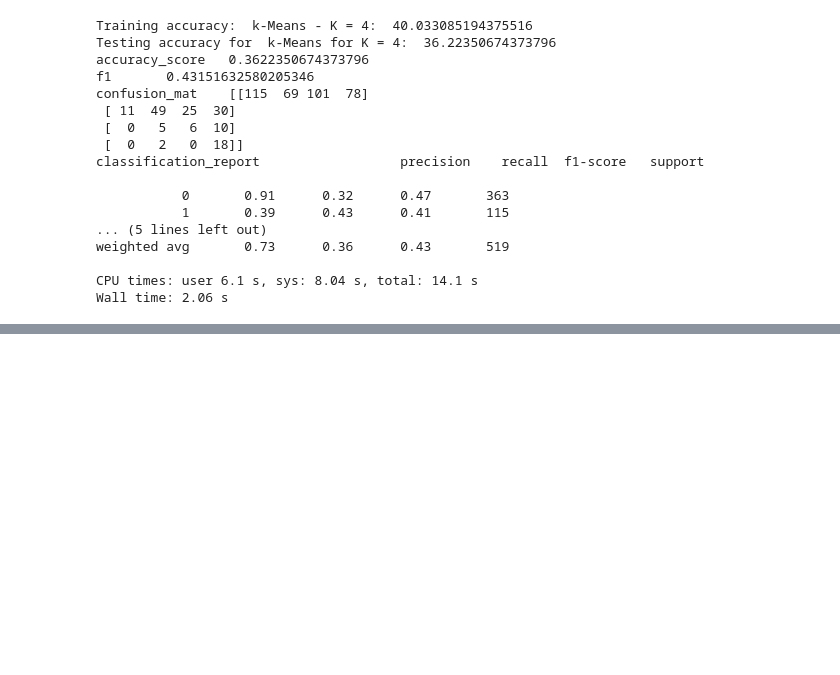
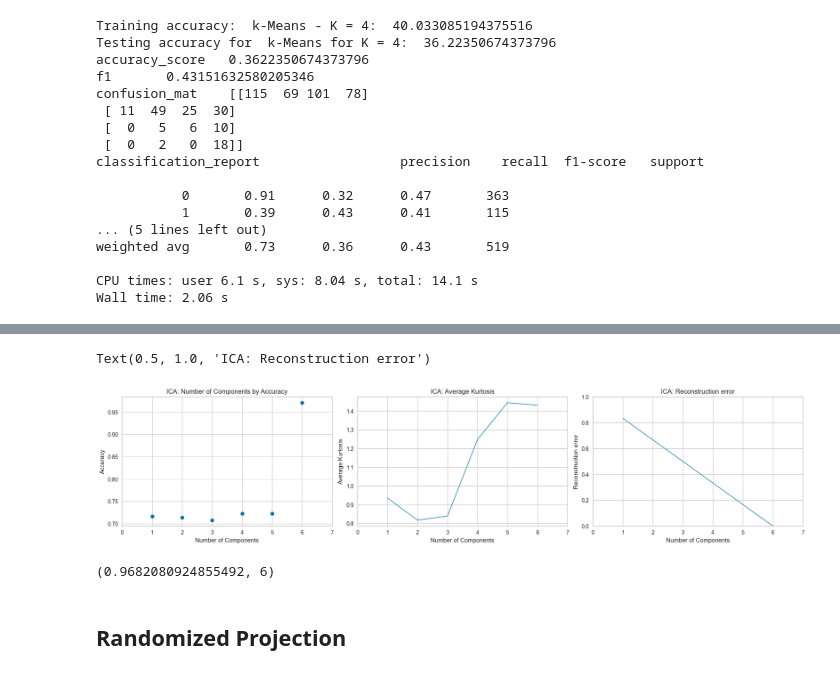
Before and after one commit to fonylew/machine-learning, a Jupyter notebook: unsupervised_learning/car_clustering.ipynb, the cells around one changed output, grey strips where cells are left out. Cells and saved outputs as stored; diff of their text form; code cells hidden in the pictures; blank space fills up the shorter version.

```diff
--- a/unsupervised_learning/car_clustering.ipynb
+++ b/unsupervised_learning/car_clustering.ipynb
@@ -261,0 +367,48 @@ Wall time: 2.06 s
+# %%
+from scipy.stats import kurtosis
+
+ica_accs=[]
+ica_comps=[]
+ica_reconstruction_error=[]
+ica_kurtosis_raw=[]
+ica_kurtosis=[]
+for comp in range(1,7):
+    ica=FastICA(comp)
+    x_ica=ica.fit_transform(x)
+    acc=fit_random_forest_classifier(x_ica, y)
+    ica_kurtosis_raw.append(kurtosis(x_ica))
+    ica_kurtosis.append(np.mean(np.abs(kurtosis(x_ica))))
+    ica_comps.append(comp)
+    ica_accs.append(acc)
+    X_projected = ica.inverse_transform(x_ica)
+    ica_reconstruction_error.append(((x - X_projected) ** 2).mean())
+# %%
+fig, axs = plt.subplots(1 , 3,figsize=(18, 4), constrained_layout=True,)
+axs[0].plot(ica_comps,ica_accs,'o')
+axs[0].set_ylabel('Accuracy')
+axs[0].set_xlabel('Number of Components')
+axs[0].set_xlim(0,7)
+axs[0].set_title('ICA: Number of Components by Accuracy')
+
+axs[1].plot(ica_comps, ica_kurtosis, linewidth= 1)
+axs[1].set_ylabel('Average Kurtosis')
+axs[1].set_xlabel('Number of Components')
+axs[1].set_xlim(0,7)
+axs[1].set_title('ICA: Average Kurtosis')
+
+axs[2].plot(ica_comps, ica_reconstruction_error, linewidth= 1)
+axs[2].set_ylabel('Reconstruction error')
+axs[2].set_xlabel('Number of Components')
+axs[2].set_xlim(0,7)
+axs[2].set_ylim(0,1)
+axs[2].set_title('ICA: Reconstruction error')
+# %% [output]
+Text(0.5, 1.0, 'ICA: Reconstruction error')
+[figure, added]
+# %%
+# Best ICA
+np.max(ica_accs),ica_comps[np.where(ica_accs == np.max(ica_accs))[0][0]]
+# %% [output]
+(0.9682080924855492, 6)
+# %% [markdown]
+## Randomized Projection
```
Also changed, not shown: parts of 20 cells of this notebook, 2 other files.
